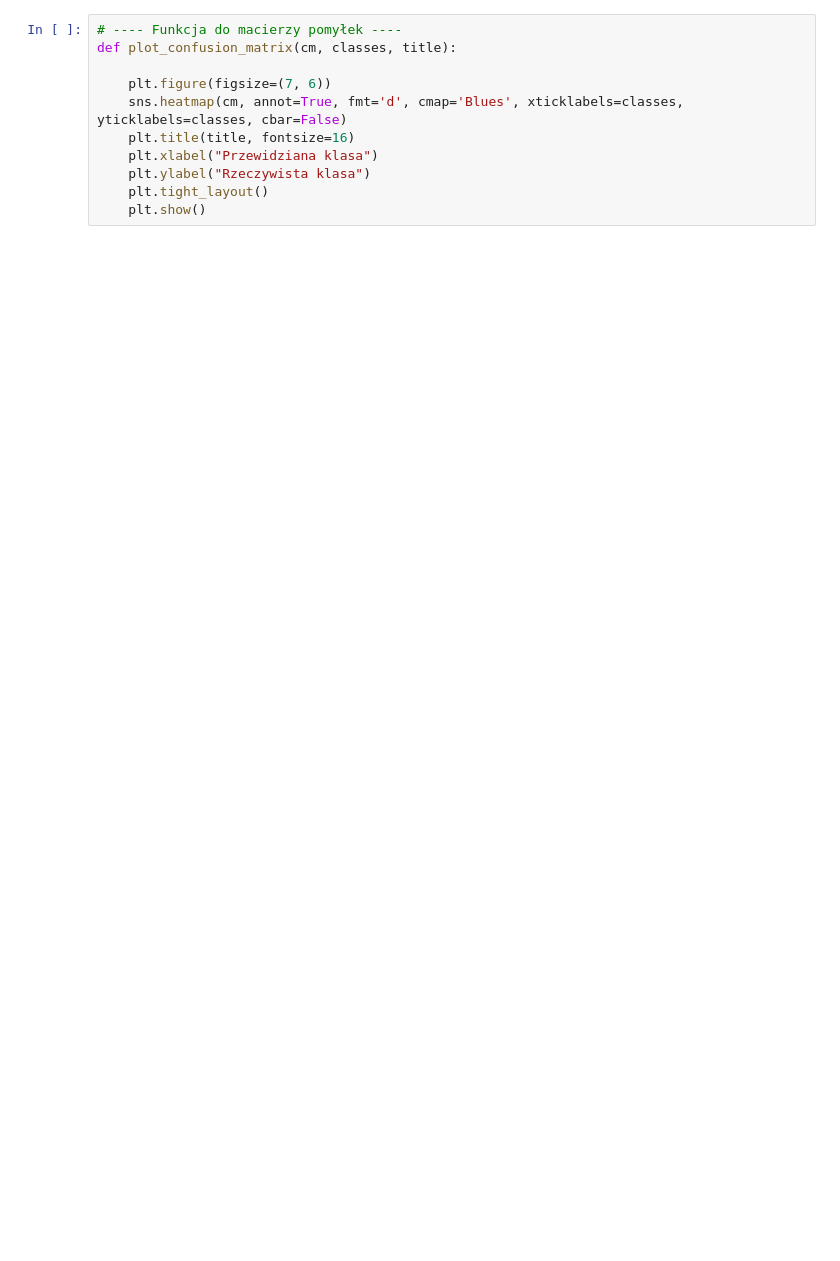
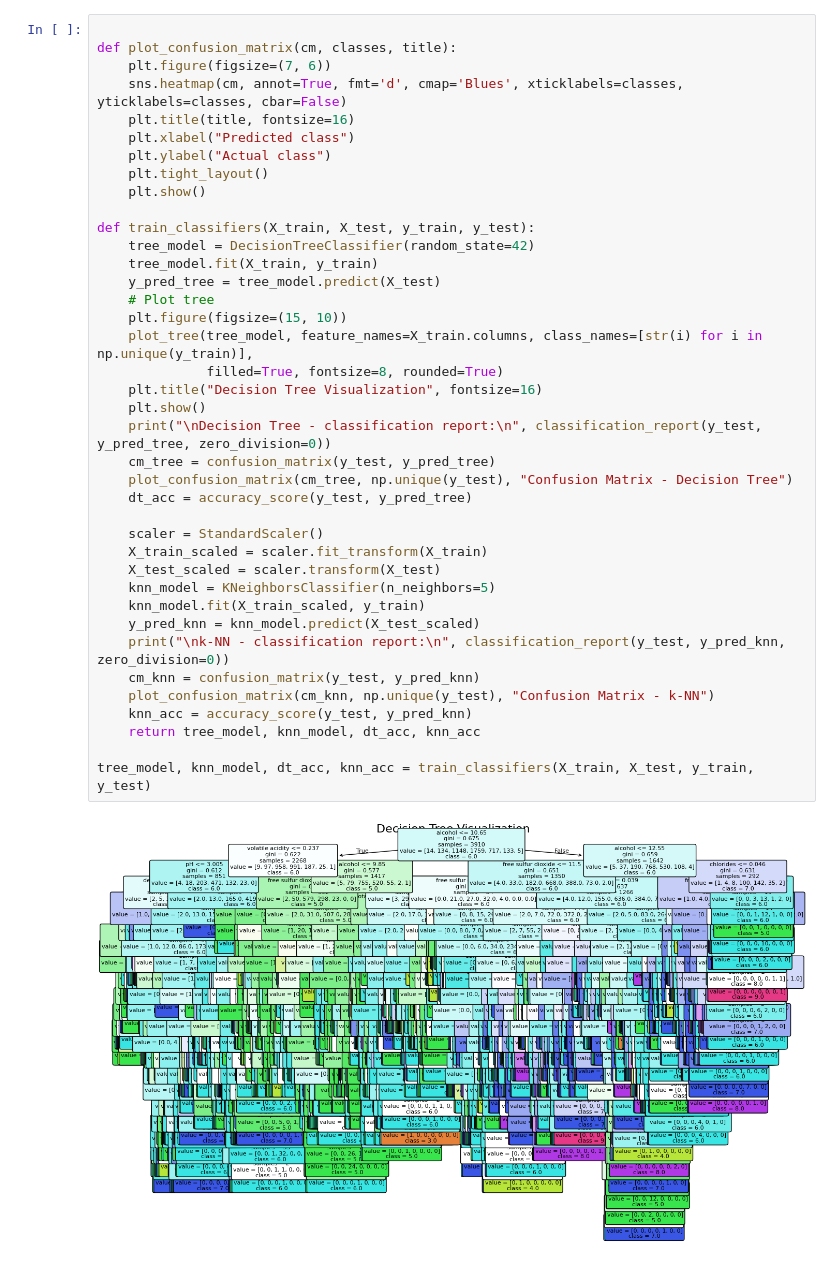
Before and after one commit to Zemby1996/Wine-Project---Visualisation, a Jupyter notebook: projekt-wino-notebook.ipynb, the cells around one changed output. Saved outputs shown, nothing was run; the diff lists cells and outputs as text; blank space fills up the shorter version.

```diff
--- a/projekt-wino-notebook.ipynb
+++ b/projekt-wino-notebook.ipynb
@@ -64,11 +112,41 @@ def visualize_data_distribution(data: pd.DataFrame):
 # %%
-# ---- Funkcja do macierzy pomyłek ----
+
 def plot_confusion_matrix(cm, classes, title):
-
     plt.figure(figsize=(7, 6))
     sns.heatmap(cm, annot=True, fmt='d', cmap='Blues', xticklabels=classes, yticklabels=classes, cbar=False)
     plt.title(title, fontsize=16)
-    plt.xlabel("Przewidziana klasa")
-    plt.ylabel("Rzeczywista klasa")
+    plt.xlabel("Predicted class")
+    plt.ylabel("Actual class")
     plt.tight_layout()
     plt.show()
+
+def train_classifiers(X_train, X_test, y_train, y_test):
+    tree_model = DecisionTreeClassifier(random_state=42)
+    tree_model.fit(X_train, y_train)
+    y_pred_tree = tree_model.predict(X_test)
+    # Plot tree
+    plt.figure(figsize=(15, 10))
+    plot_tree(tree_model, feature_names=X_train.columns, class_names=[str(i) for i in np.unique(y_train)],
+              filled=True, fontsize=8, rounded=True)
+    plt.title("Decision Tree Visualization", fontsize=16)
+    plt.show()
+    print("\nDecision Tree - classification report:\n", classification_report(y_test, y_pred_tree, zero_division=0))
+    cm_tree = confusion_matrix(y_test, y_pred_tree)
+    plot_confusion_matrix(cm_tree, np.unique(y_test), "Confusion Matrix - Decision Tree")
+    dt_acc = accuracy_score(y_test, y_pred_tree)
+
+    scaler = StandardScaler()
+    X_train_scaled = scaler.fit_transform(X_train)
+    X_test_scaled = scaler.transform(X_test)
+    knn_model = KNeighborsClassifier(n_neighbors=5)
+    knn_model.fit(X_train_scaled, y_train)
+    y_pred_knn = knn_model.predict(X_test_scaled)
+    print("\nk-NN - classification report:\n", classification_report(y_test, y_pred_knn, zero_division=0))
+    cm_knn = confusion_matrix(y_test, y_pred_knn)
+    plot_confusion_matrix(cm_knn, np.unique(y_test), "Confusion Matrix - k-NN")
+    knn_acc = accuracy_score(y_test, y_pred_knn)
+    return tree_model, knn_model, dt_acc, knn_acc
+
+tree_model, knn_model, dt_acc, knn_acc = train_classifiers(X_train, X_test, y_train, y_test)
+# %% [output]
+[figure, added]
```
Also changed, not shown: parts of 24 cells of this notebook.
